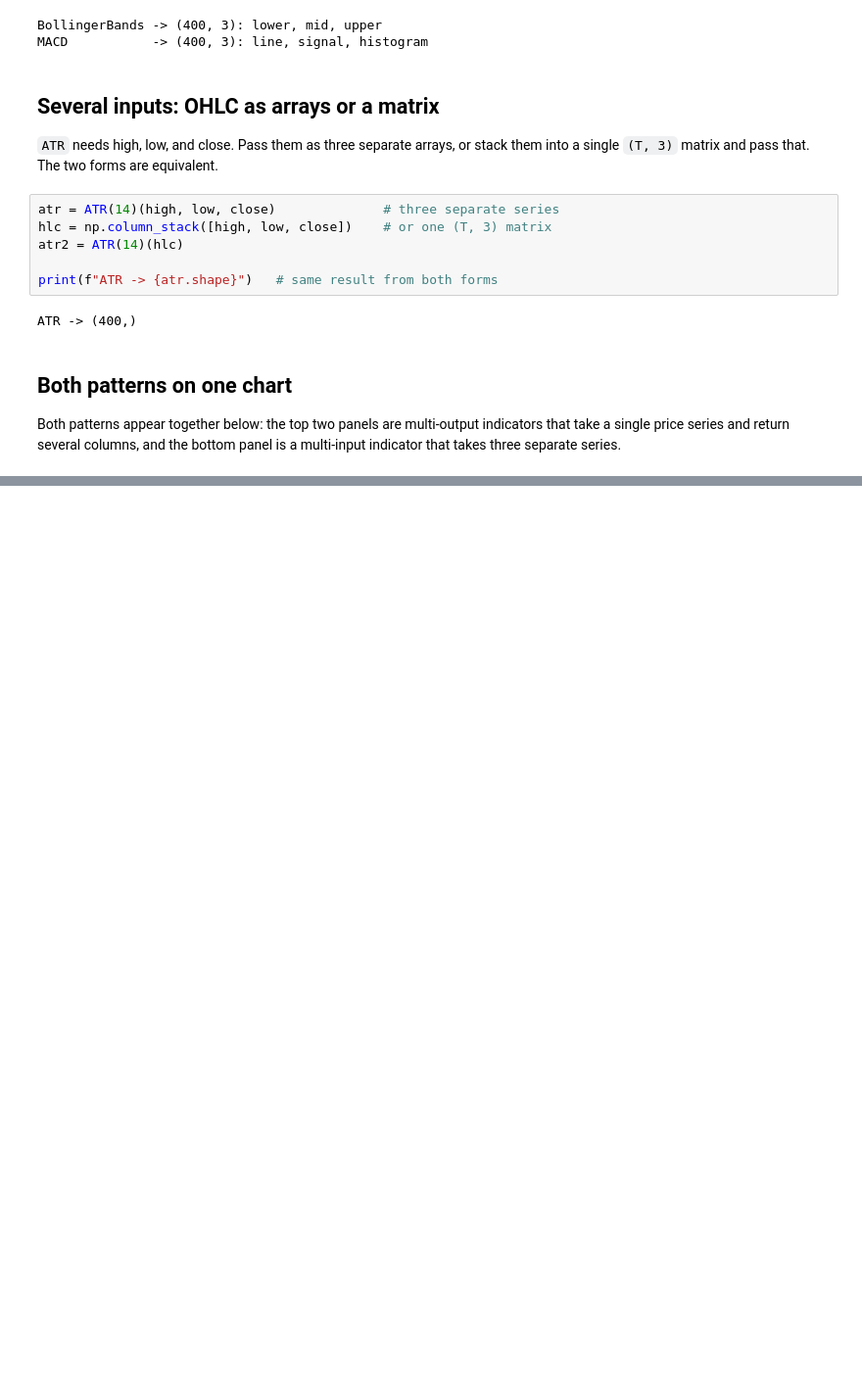
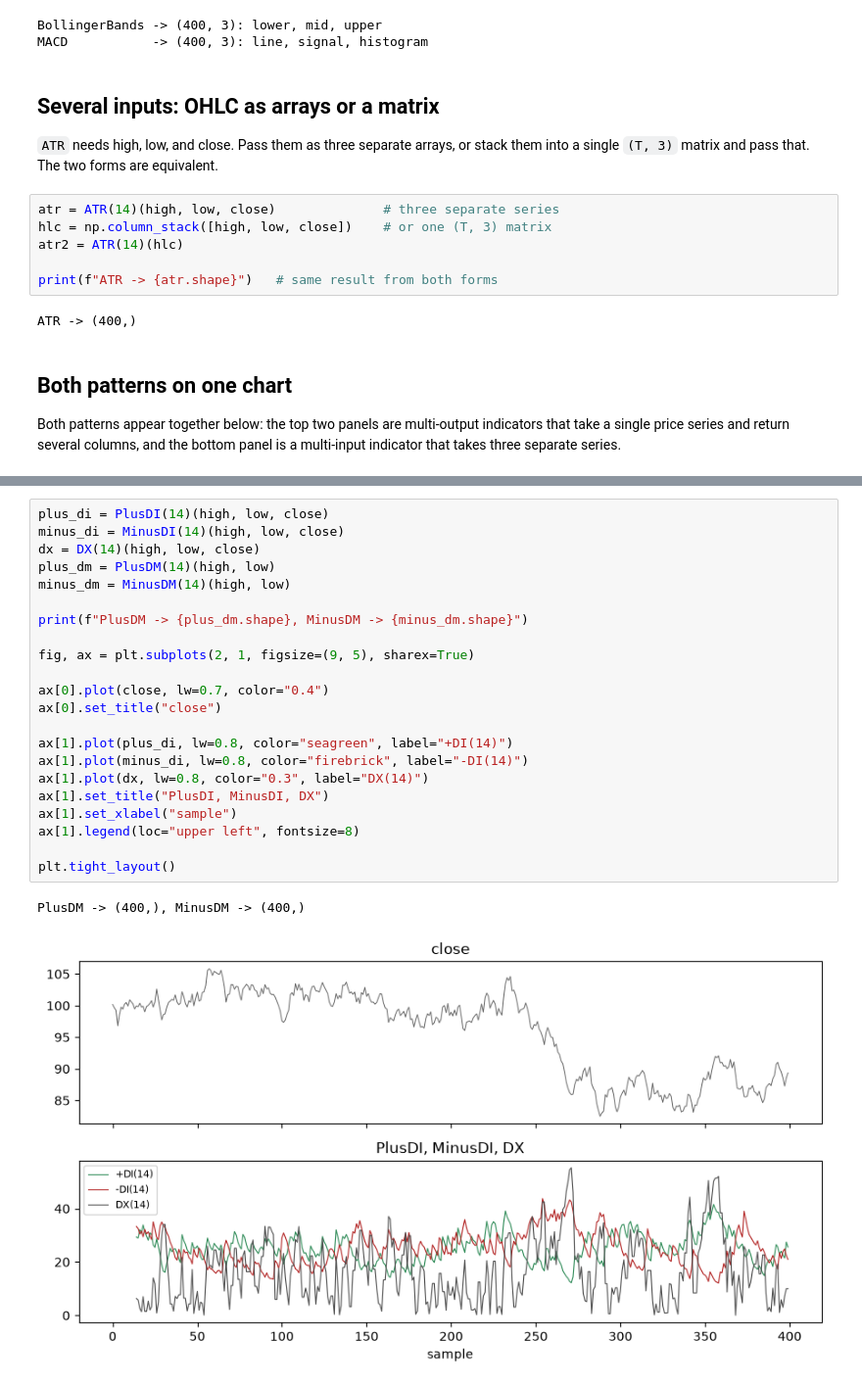
Before and after one commit to screamer-labs/screamer, a Jupyter notebook: docs/notebooks/03-financial-indicators.ipynb, the cells around one changed output, grey strips where cells are left out. Shown at 98% size. Drawn from its saved outputs; the diff is of its cells as text; blank space fills up the shorter version.

```diff
--- a/docs/notebooks/03-financial-indicators.ipynb
+++ b/docs/notebooks/03-financial-indicators.ipynb
@@ -76,0 +90,25 @@ plt.tight_layout()
+# %%
+plus_di = PlusDI(14)(high, low, close)
+minus_di = MinusDI(14)(high, low, close)
+dx = DX(14)(high, low, close)
+plus_dm = PlusDM(14)(high, low)
+minus_dm = MinusDM(14)(high, low)
+
+print(f"PlusDM -> {plus_dm.shape}, MinusDM -> {minus_dm.shape}")
+
+fig, ax = plt.subplots(2, 1, figsize=(9, 5), sharex=True)
+
+ax[0].plot(close, lw=0.7, color="0.4")
+ax[0].set_title("close")
+
+ax[1].plot(plus_di, lw=0.8, color="seagreen", label="+DI(14)")
+ax[1].plot(minus_di, lw=0.8, color="firebrick", label="-DI(14)")
+ax[1].plot(dx, lw=0.8, color="0.3", label="DX(14)")
+ax[1].set_title("PlusDI, MinusDI, DX")
+ax[1].set_xlabel("sample")
+ax[1].legend(loc="upper left", fontsize=8)
+
+plt.tight_layout()
+# %% [output]
+PlusDM -> (400,), MinusDM -> (400,)
+[figure, added]
```
Also changed, not shown: parts of 5 cells of this notebook.
